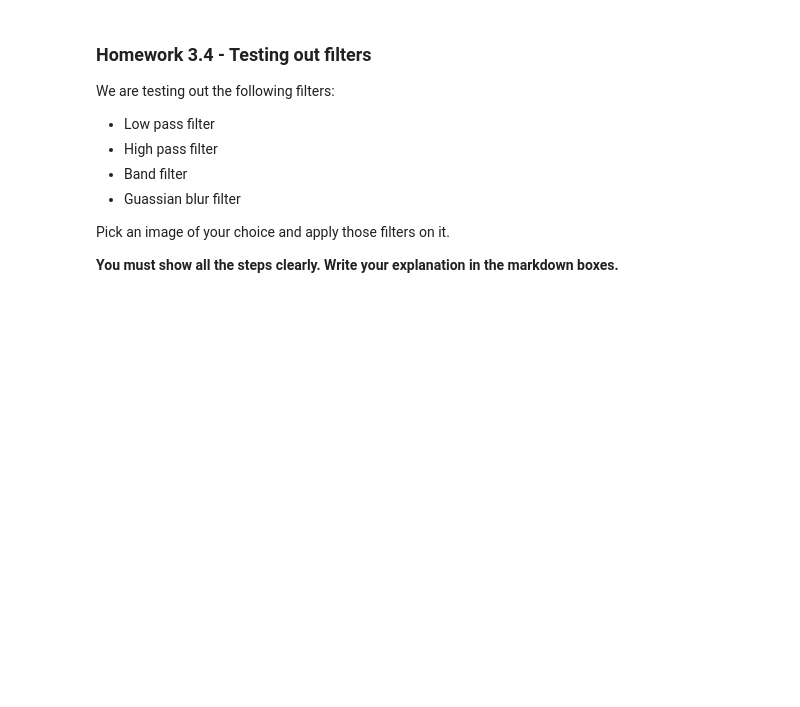
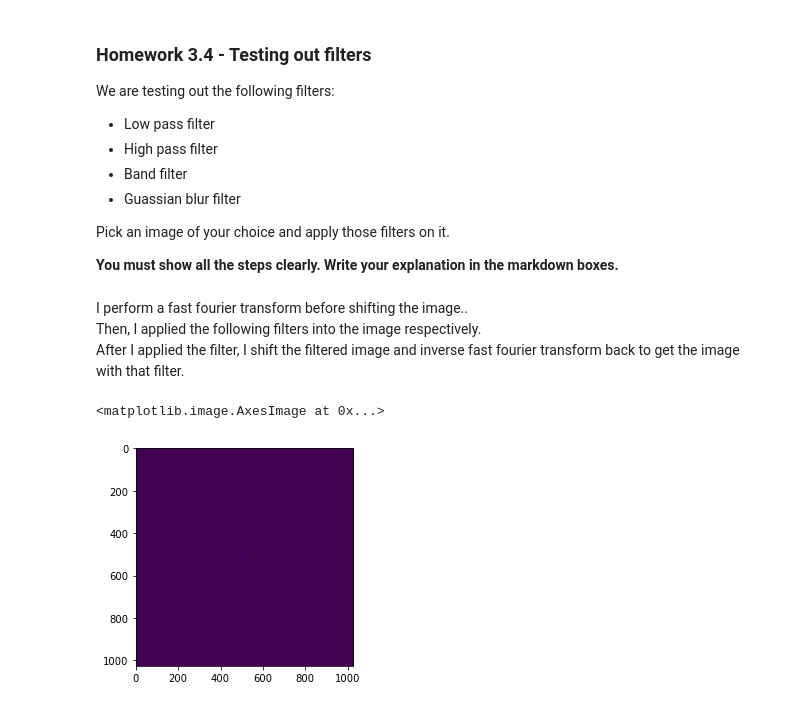
Before and after one commit to nannn16/ssm, a Jupyter notebook: Homework/Homework 3.4.ipynb, the cells around one changed output. Cells and saved outputs as stored; diff of their text form; code cells hidden in the pictures; blank space fills up the shorter version.

```diff
--- a/Homework/Homework 3.4.ipynb
+++ b/Homework/Homework 3.4.ipynb
@@ -11,3 +11,28 @@ We are testing out the following filters:
 Pick an image of your choice and apply those filters on it.
 
 **You must show all the steps clearly. Write your explanation in the markdown boxes.**
+# %% [markdown]
+I perform a fast fourier transform before shifting the image.. \
+Then, I applied the following filters into the image respectively. \
+After I applied the filter, I shift the filtered image and inverse fast fourier transform back to get the image with that filter.
+# %%
+import numpy as np
+import matplotlib.pyplot as plt
+import matplotlib.image as mpimg
+import pylab as py
+from scipy import misc, fft
+%matplotlib inline
+
+image = mpimg.imread('images/unknown.png')
+
+grayim = image[:,:,0]
+norm = np.sqrt(grayim.shape[0] * grayim.shape[1])
+
+image_D1 = fft.fft2(grayim)/norm
+image_D2 = fft.fftshift(image_D1)
+
+abs_image = np.abs(image_D2)
+plt.imshow(abs_image)
+# %% [output]
+<matplotlib.image.AxesImage at 0x...>
+[figure, added]
```
Also changed, not shown: parts of 21 cells of this notebook, 7 other files.
